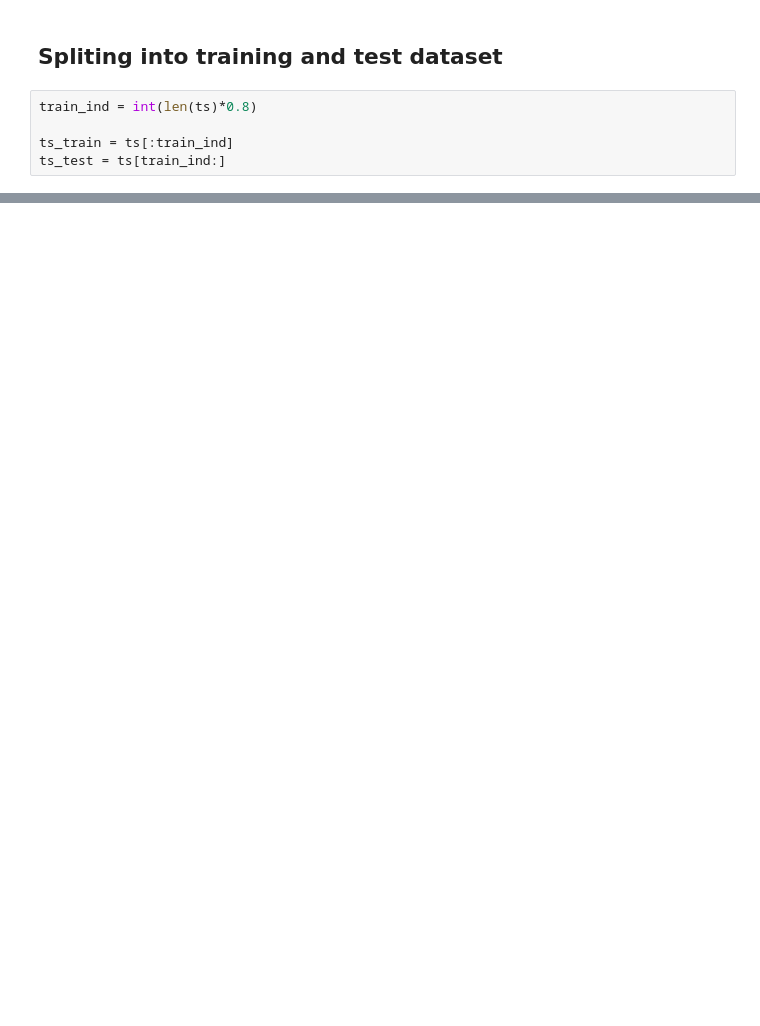
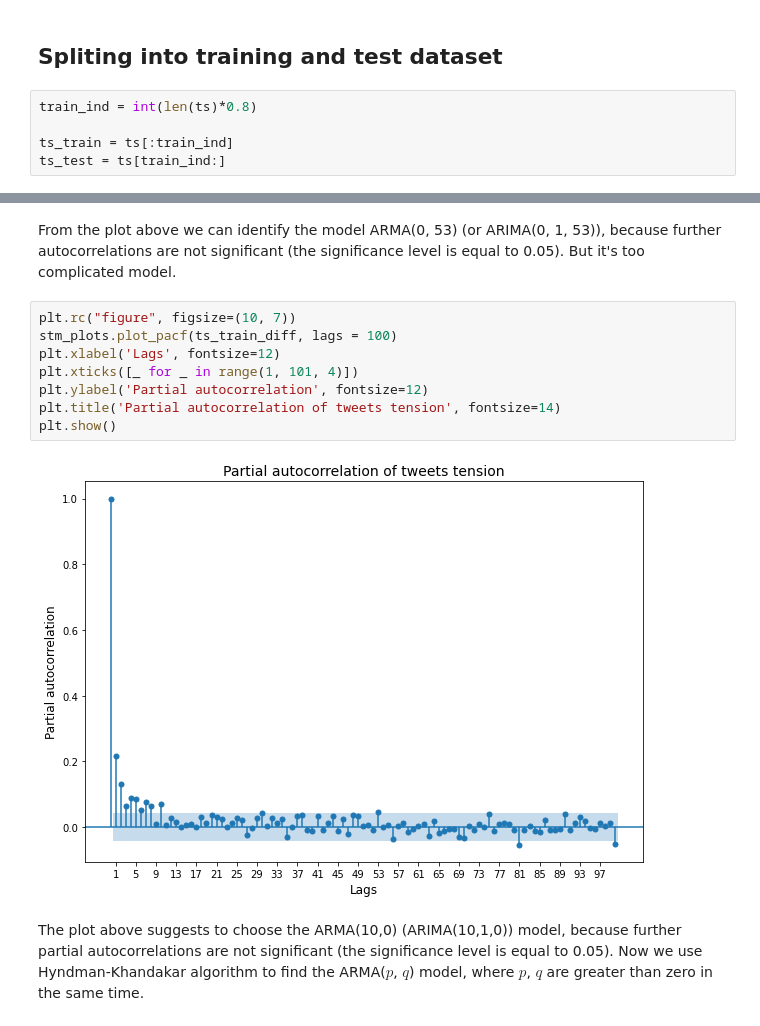
Before and after one commit to pkrukowski1/Data-Mining, a Jupyter notebook: Palpatine/Time_series_analysis.ipynb, the cells around one changed output, grey strips where cells are left out. Saved outputs shown, nothing was run; the diff lists cells and outputs as text; blank space fills up the shorter version.

```diff
--- a/Palpatine/Time_series_analysis.ipynb
+++ b/Palpatine/Time_series_analysis.ipynb
@@ -136,0 +155,14 @@ fig.show()
+# %% [markdown]
+From the plot above we can identify the model ARMA(0, 53) (or ARIMA(0, 1, 53)), because further autocorrelations are not significant (the significance level is equal to 0.05). But it's too complicated model.
+# %%
+plt.rc("figure", figsize=(10, 7))
+stm_plots.plot_pacf(ts_train_diff, lags = 100)
+plt.xlabel('Lags', fontsize=12)
+plt.xticks([_ for _ in range(1, 101, 4)])
+plt.ylabel('Partial autocorrelation', fontsize=12)
+plt.title('Partial autocorrelation of tweets tension', fontsize=14)
+plt.show()
+# %% [output]
+[figure, added]
+# %% [markdown]
+The plot above suggests to choose the ARMA(10,0) (ARIMA(10,1,0)) model, because further partial autocorrelations are not significant (the significance level is equal to 0.05). Now we use Hyndman-Khandakar algorithm to find the ARMA($p$, $q$) model, where $p$, $q$ are greater than zero in the same time.
```
Also changed, not shown: parts of 14 cells of this notebook.
